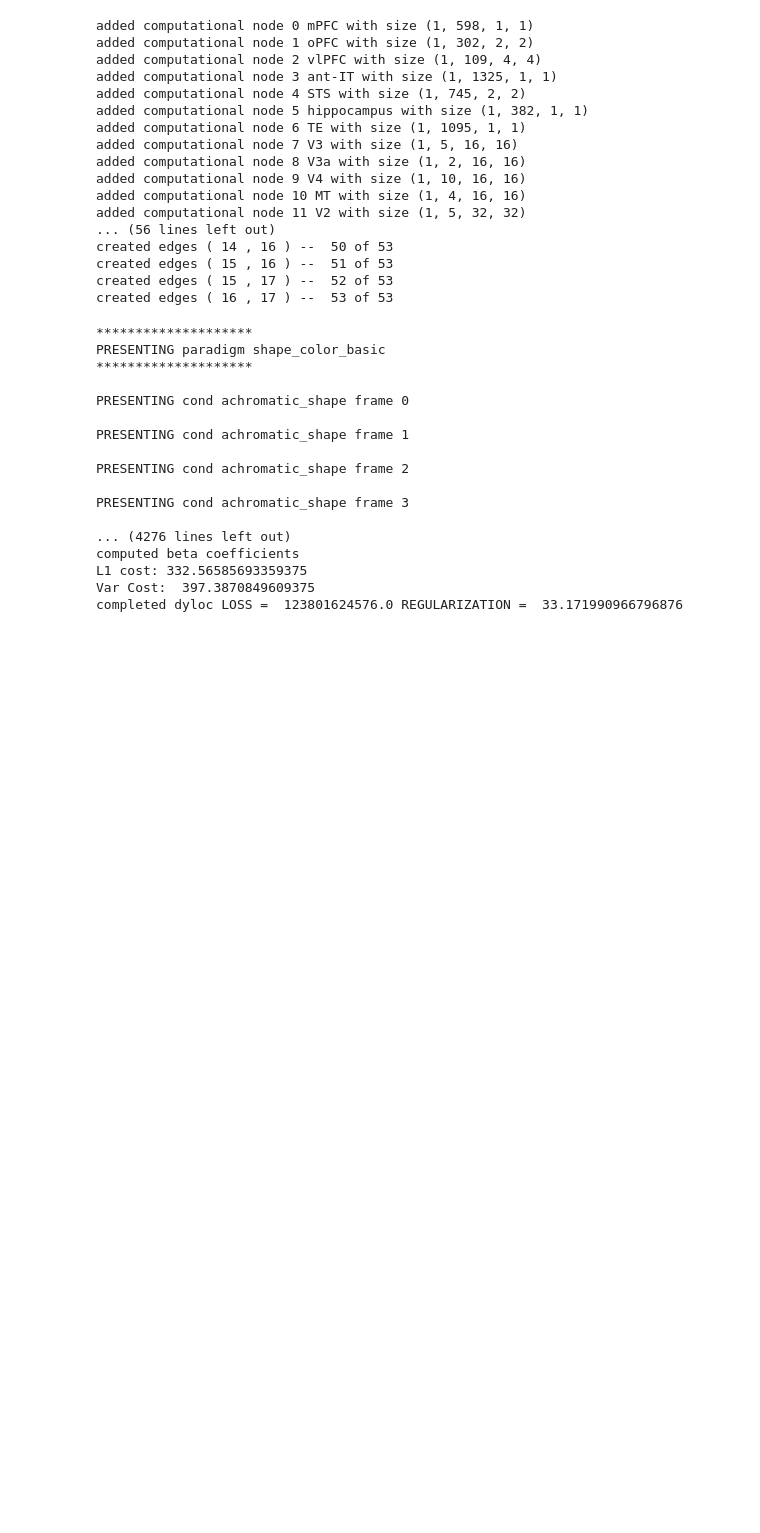
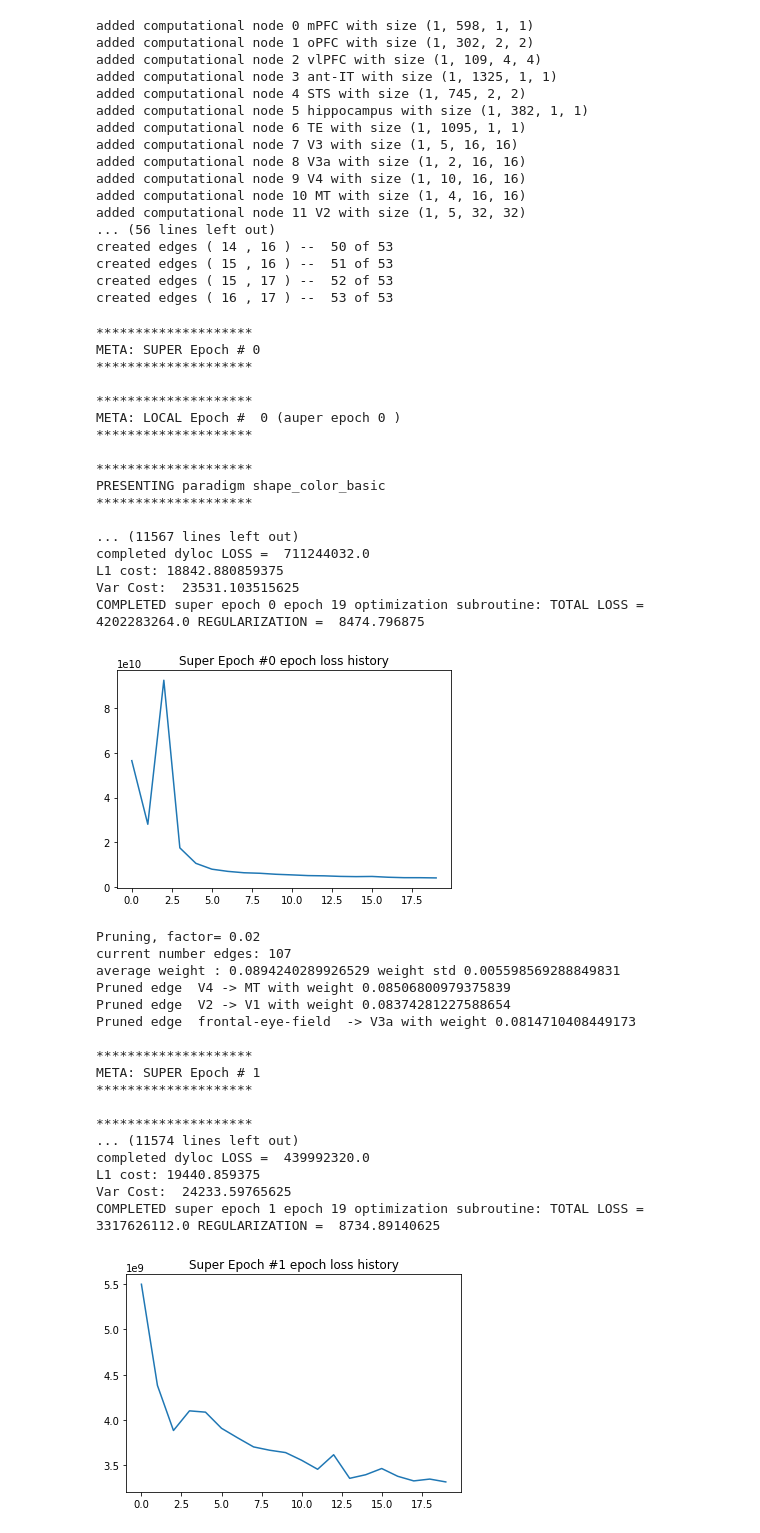
Before and after one commit to spencer-loggia/monkey_fmri, a Jupyter notebook: testing/fit_brain_geometry.ipynb, the cells around one changed output. Cells and saved outputs as stored; diff of their text form; code cells hidden in the pictures; blank space fills up the shorter version.

Commit message:
super epochs, better structural learning

```diff
--- a/testing/fit_brain_geometry.ipynb
+++ b/testing/fit_brain_geometry.ipynb
@@ -28,8 +30,8 @@ for n, data in gt.nodes(data=True):
     if data['roi_name'] == 'V1':
         start_node = n
         break
-echo = BrainMimic(gt, start_node, units_per_voxel=1, stimuli_shape=(1, 3, 64, 64), start_lr=.001)
-# echo.load_network_state('/Users/loggiasr/Projects/fmri/monkey_fmri/MTurk1/misc_testing_files/brain_mimic_epoch_24')
+echo = BrainMimic(gt, start_node, units_per_voxel=1, stimuli_shape=(1, 3, 64, 64), start_lr=.01)
+echo.load_network_state('/Users/loggiasr/Projects/fmri/monkey_fmri/MTurk1/misc_testing_files/SL_brain_mimic_epoch_2_19')
 # %% [output]
 added computational node 0 mPFC with size (1, 598, 1, 1)
 added computational node 1 oPFC with size (1, 302, 2, 2)
@@ -55,23 +57,42 @@ stimuli = [shape_color_dataloader.ShapeColorBasicData("/Users/loggiasr/Projects/
            dyloc_data_loader.DylocDataloader("/Users/loggiasr/Projects/fmri/monkey_fmri/MTurk1/stimuli/dyloc_downsampled", exp_image_size=(64, 64), stim_frames=10)]
 # %%
 # stimuli provided are looped in batch to match stimulus frame number
-echo.fit_rdms(stimuli, epochs=100, stimulus_frames=30, verbose=True, snapshot_out='/Users/loggiasr/Projects/fmri/monkey_fmri/MTurk1/misc_testing_files',
+echo.fit_rdms(stimuli, super_epochs=10, epochs=20, stimulus_frames=20, verbose=True, snapshot_out='/Users/loggiasr/Projects/fmri/monkey_fmri/MTurk1/misc_testing_files',
               start_lr=.0001, final_lr=.00000001, prune_start=.02, prune_stop=.01)
 # %% [output]
+********************
+META: SUPER Epoch # 0
+********************
+
+********************
+META: LOCAL Epoch #  0 (auper epoch 0 )
+********************
+
 ********************
 PRESENTING paradigm shape_color_basic
 ********************
 
-PRESENTING cond achromatic_shape frame 0
-
-PRESENTING cond achromatic_shape frame 1
-
-PRESENTING cond achromatic_shape frame 2
-
-PRESENTING cond achromatic_shape frame 3
-
-... (4276 lines left out)
-computed beta coefficients
-L1 cost: 332.56585693359375
-Var Cost:  397.3870849609375
-completed dyloc LOSS =  123801624576.0 REGULARIZATION =  33.171990966796876
+... (11567 lines left out)
+completed dyloc LOSS =  711244032.0
+L1 cost: 18842.880859375
+Var Cost:  23531.103515625
+COMPLETED super epoch 0 epoch 19 optimization subroutine: TOTAL LOSS =  4202283264.0 REGULARIZATION =  8474.796875
+[figure, added]
+Pruning, factor= 0.02
+current number edges: 107
+average weight : 0.0894240289926529 weight std 0.005598569288849831
+Pruned edge  V4 -> MT with weight 0.08506800979375839
+Pruned edge  V2 -> V1 with weight 0.08374281227588654
+Pruned edge  frontal-eye-field  -> V3a with weight 0.0814710408449173
+
+********************
+META: SUPER Epoch # 1
+********************
+
+********************
+... (11574 lines left out)
+completed dyloc LOSS =  439992320.0
+L1 cost: 19440.859375
+Var Cost:  24233.59765625
+COMPLETED super epoch 1 epoch 19 optimization subroutine: TOTAL LOSS =  3317626112.0 REGULARIZATION =  8734.89140625
+[figure, added]
```
Also changed, not shown: parts of 6 cells of this notebook, 1 other file.
